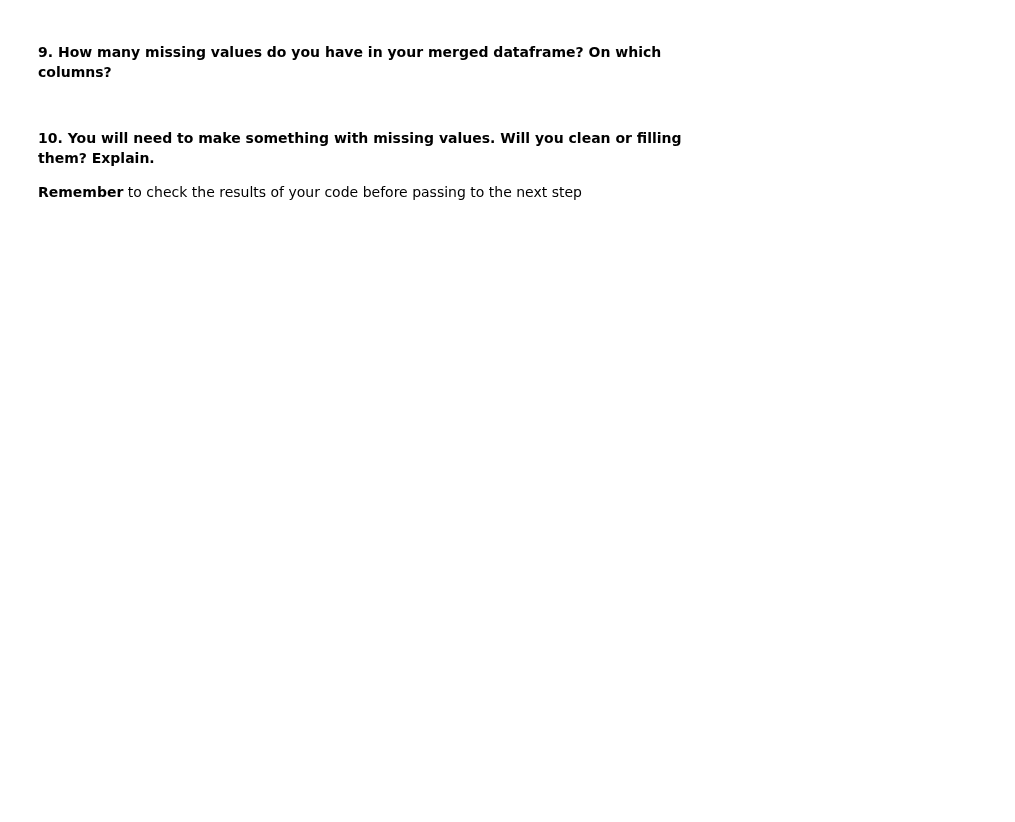
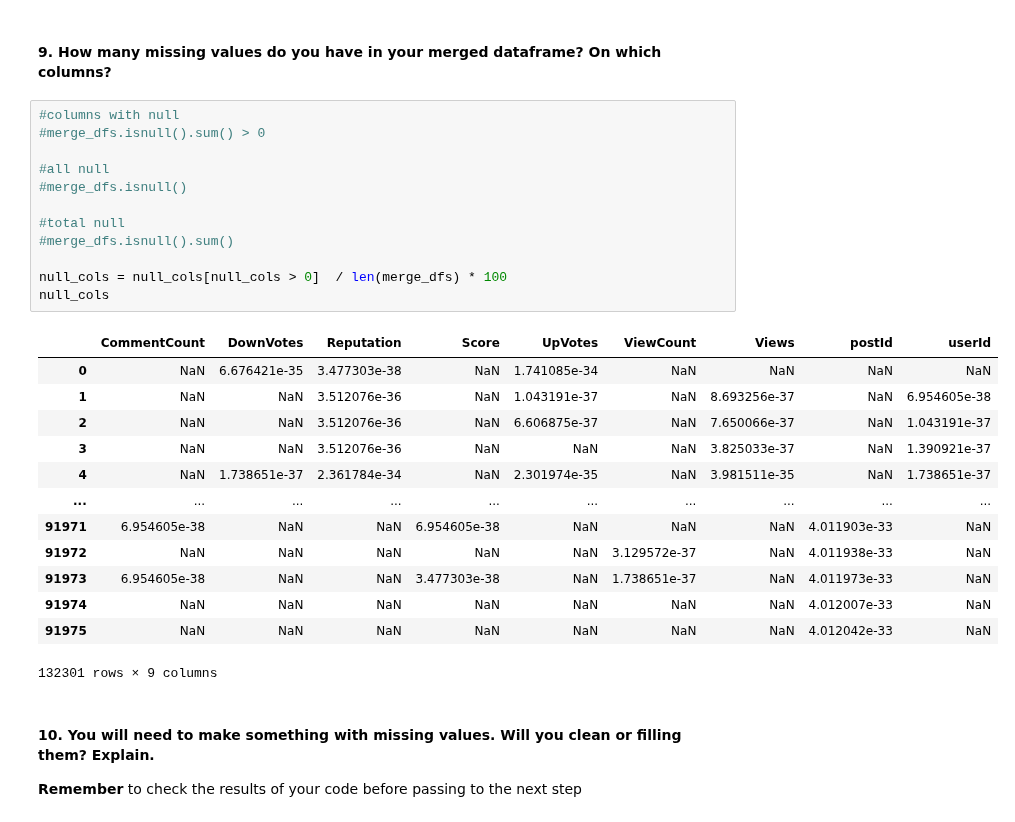
Before and after one commit to Miguel318/dataptmad1019, a Jupyter notebook: module-1/lab-data_cleaning/your-code/main.ipynb, the cells around one changed output. Cells and saved outputs as stored; diff of their text form; blank space fills up the shorter version.

```diff
--- a/module-1/lab-data_cleaning/your-code/main.ipynb
+++ b/module-1/lab-data_cleaning/your-code/main.ipynb
@@ -29,5 +126,31 @@ You will need to make a [merge](https://pandas.pydata.org/pandas-docs/stable/gen
 # %% [markdown]
 #### 9. How many missing values do you have in your merged dataframe? On which columns?
+# %%
+#columns with null
+#merge_dfs.isnull().sum() > 0
+
+#all null
+#merge_dfs.isnull()
+
+#total null
+#merge_dfs.isnull().sum()
+
+null_cols = null_cols[null_cols > 0]  / len(merge_dfs) * 100
+null_cols
+# %% [output]
+|  | CommentCount | DownVotes | Reputation | Score | UpVotes | ViewCount | Views | postId | userId |
+| 0 | NaN | 6.676421e-35 | 3.477303e-38 | NaN | 1.741085e-34 | NaN | NaN | NaN | NaN |
+| 1 | NaN | NaN | 3.512076e-36 | NaN | 1.043191e-37 | NaN | 8.693256e-37 | NaN | 6.954605e-38 |
+| 2 | NaN | NaN | 3.512076e-36 | NaN | 6.606875e-37 | NaN | 7.650066e-37 | NaN | 1.043191e-37 |
+| 3 | NaN | NaN | 3.512076e-36 | NaN | NaN | NaN | 3.825033e-37 | NaN | 1.390921e-37 |
+| 4 | NaN | 1.738651e-37 | 2.361784e-34 | NaN | 2.301974e-35 | NaN | 3.981511e-35 | NaN | 1.738651e-37 |
+| ... | ... | ... | ... | ... | ... | ... | ... | ... | ... |
+| 91971 | 6.954605e-38 | NaN | NaN | 6.954605e-38 | NaN | NaN | NaN | 4.011903e-33 | NaN |
+| 91972 | NaN | NaN | NaN | NaN | NaN | 3.129572e-37 | NaN | 4.011938e-33 | NaN |
+| 91973 | 6.954605e-38 | NaN | NaN | 3.477303e-38 | NaN | 1.738651e-37 | NaN | 4.011973e-33 | NaN |
+| 91974 | NaN | NaN | NaN | NaN | NaN | NaN | NaN | 4.012007e-33 | NaN |
+| 91975 | NaN | NaN | NaN | NaN | NaN | NaN | NaN | 4.012042e-33 | NaN |
+132301 rows × 9 columns
 # %% [markdown]
 #### 10. You will need to make something with missing values.  Will you clean or filling them? Explain.
 **Remember** to check the results of your code before passing to the next step
```
Also changed, not shown: parts of 8 cells of this notebook.
